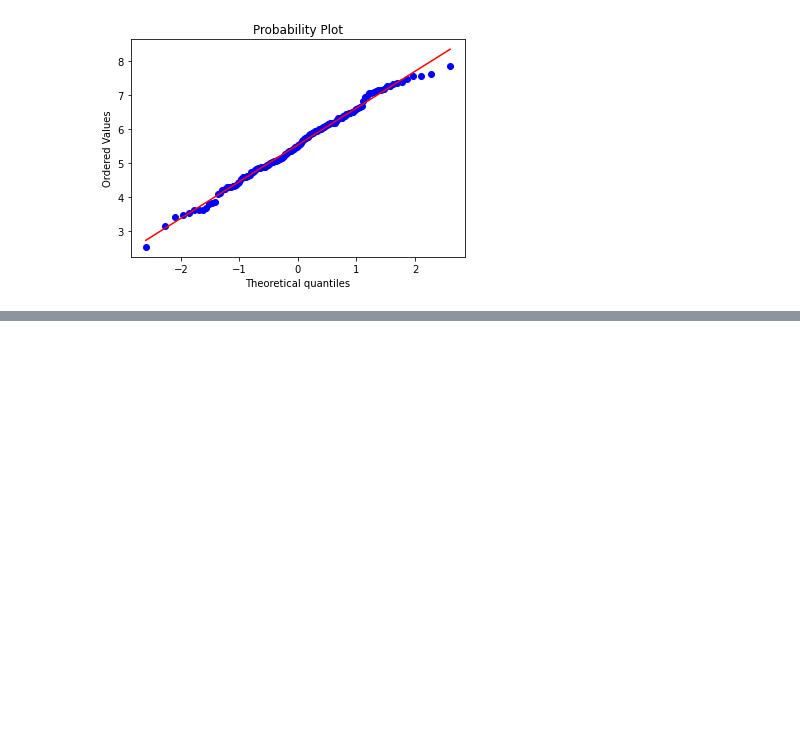
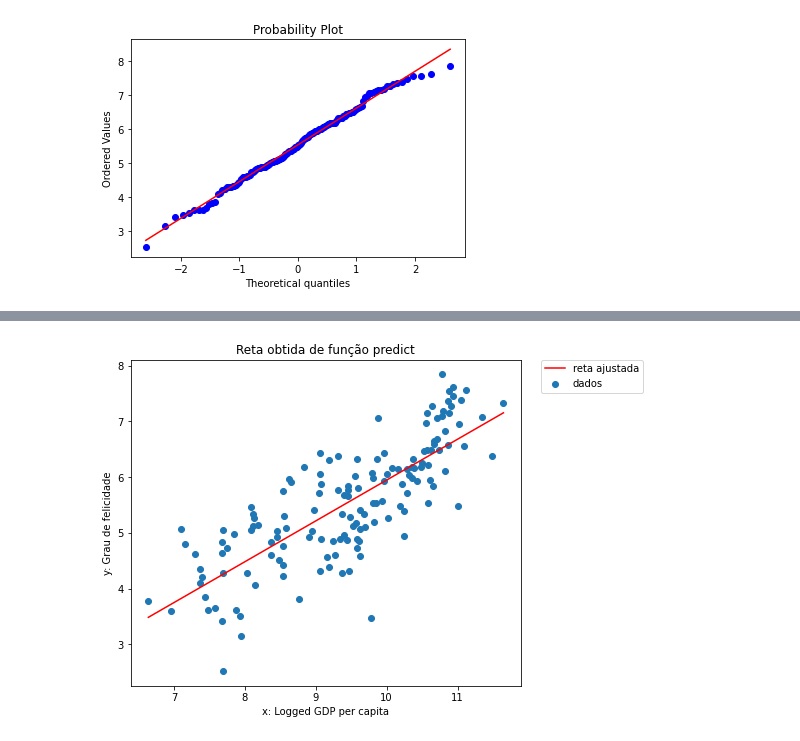
Before and after one commit to niveaabreu/Projeto-2-Ciencia-dos-Dados, a Jupyter notebook: Projeto 2 - Ciência dos Dados.ipynb, the cells around one changed output, grey strips where cells are left out. Drawn from its saved outputs; the diff is of its cells as text; code cells hidden in the pictures; blank space fills up the shorter version.

Commit message:
Regressão Linear Simples

```diff
--- a/Projeto 2 - Ciência dos Dados.ipynb
+++ b/Projeto 2 - Ciência dos Dados.ipynb
@@ -186,0 +199,20 @@ scipy.stats.probplot(felicidade_2021['Ladder score'], dist='norm', plot=plt);
+# %%
+### Função utilitária para fazer a regressão com constante adicionada
+
+def regress(Y,X):
+    '''
+    Y: coluna do DataFrame utilizada como variável resposta (TARGET)
+    X: coluna(s) do DataFrame utilizadas como variável(is) explicativas (FEATURES)
+    '''
+    X_cp = sm.add_constant(X)
+    model = sm.OLS(Y,X_cp)
+    results = model.fit()
+
+    return results
+# %%
+# Exibindo as duas variáveis restantes
+x_dados = felicidade_2021['Logged GDP per capita'] # Definindo Perceptions of corruption como explicativa
+y_dados = felicidade_2021['Ladder score']    # Definindo Ladder score como resposta
+# %%
+results = regress(y_dados,x_dados)
+results.summary()
@@ -186,0 +239,15 @@ scipy.stats.probplot(felicidade_2021['Ladder score'], dist='norm', plot=plt);
+# %%
+x_vec = np.linspace(x_dados.min(), x_dados.max(), 500)
+X_vec = sm.add_constant(x_vec) # Matriz com 1a e coluna de vetor de valores de acordo com amplitude de x_dados
+y_vec = results.predict(X_vec)
+
+plt.figure(figsize=(7,6))
+plt.plot(x_vec, y_vec, color="r") # resultados da regressão
+plt.scatter(x_dados, y_dados); # dados
+plt.title("Reta obtida de função predict")
+plt.xlabel("x: Logged GDP per capita")
+plt.ylabel("y: Grau de felicidade")
+plt.legend(('reta ajustada','dados'), bbox_to_anchor=(1.05, 1), borderaxespad=0.)
+plt.show()
+# %% [output]
+[figure, added]
```
Also changed, not shown: parts of 29 cells of this notebook.
